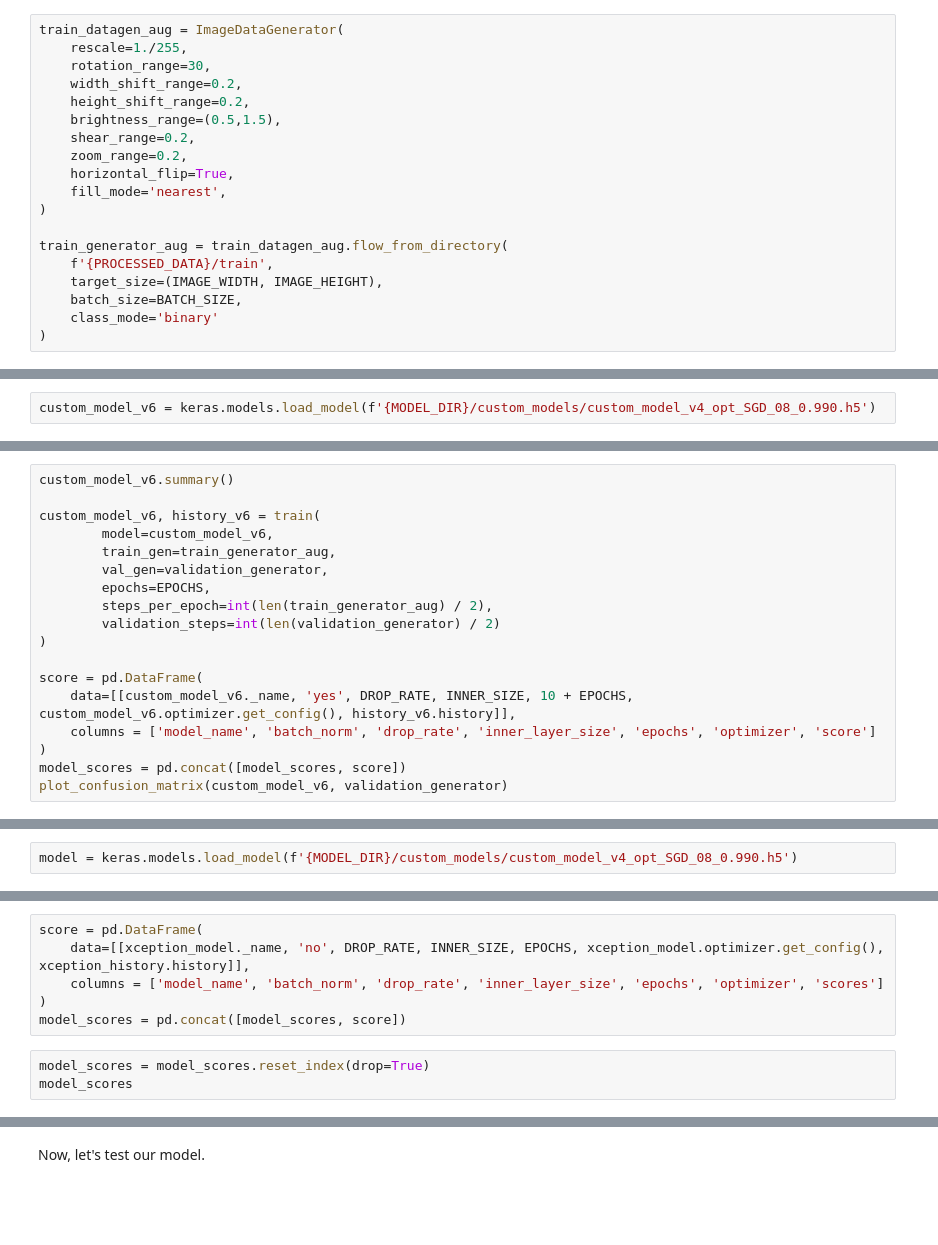
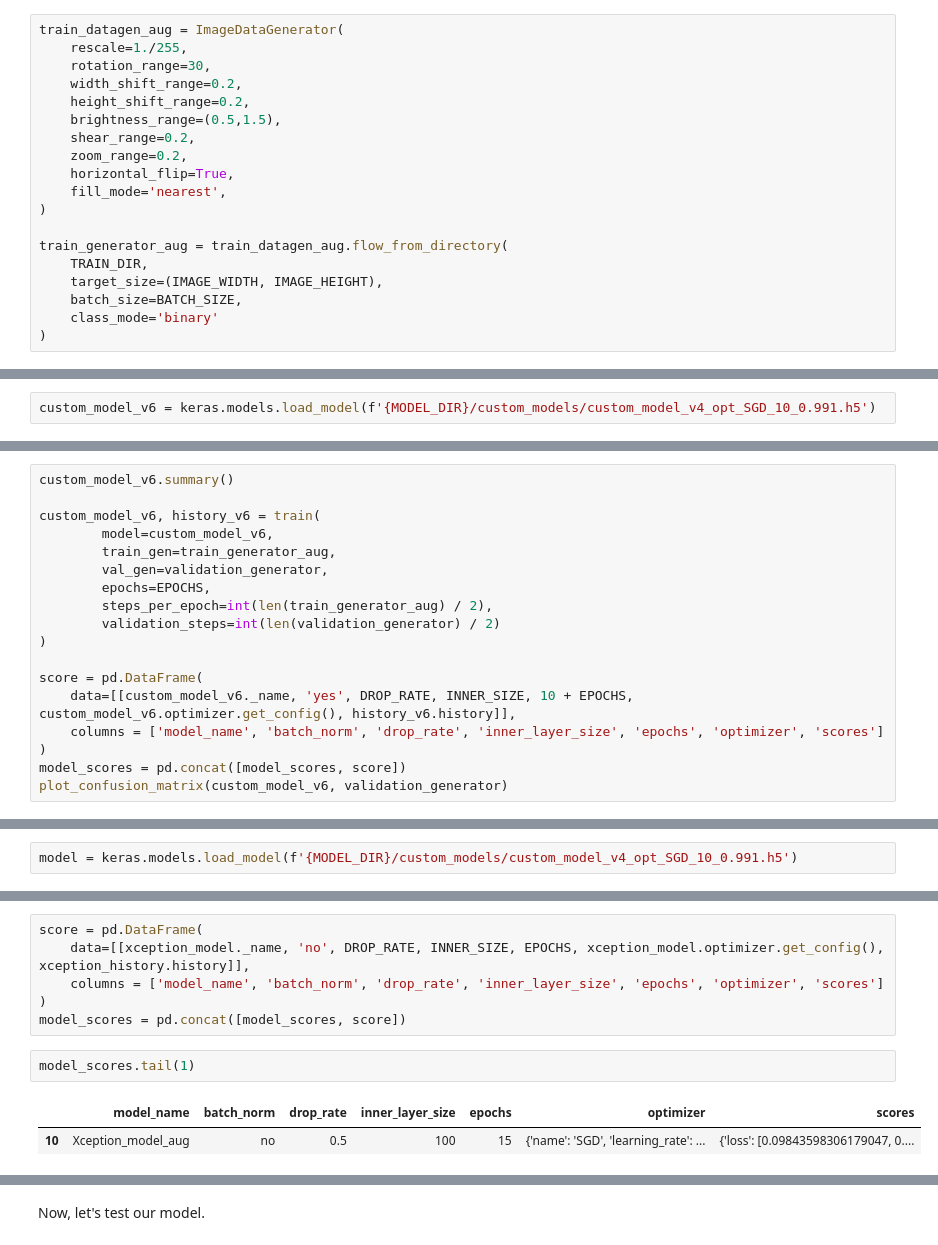
Before and after one commit to SVizor42/ML_Zoomcamp, a Jupyter notebook: Projects/Car_parking_slots_detection/notebooks/02-tk-classification-models-training.ipynb, the cells around one changed output, grey strips where cells are left out. Saved outputs shown, nothing was run; the diff lists cells and outputs as text; blank space fills up the shorter version.

```diff
--- a/Projects/Car_parking_slots_detection/notebooks/02-tk-classification-models-training.ipynb
+++ b/Projects/Car_parking_slots_detection/notebooks/02-tk-classification-models-training.ipynb
@@ -902,7 +903,7 @@ train_datagen_aug = ImageDataGenerator(
 )
 
 train_generator_aug = train_datagen_aug.flow_from_directory(
-    f'{PROCESSED_DATA}/train',
+    TRAIN_DIR,
     target_size=(IMAGE_WIDTH, IMAGE_HEIGHT),
     batch_size=BATCH_SIZE,
     class_mode='binary'
@@ -910,7 +911,7 @@ train_generator_aug = train_datagen_aug.flow_from_directory(
 # %% [output]
 Found 94493 images belonging to 2 classes.
 # %%
-custom_model_v6 = keras.models.load_model(f'{MODEL_DIR}/custom_models/custom_model_v4_opt_SGD_08_0.990.h5')
+custom_model_v6 = keras.models.load_model(f'{MODEL_DIR}/custom_models/custom_model_v4_opt_SGD_10_0.991.h5')
 # %%
 custom_model_v6.optimizer.learning_rate = 0.0025
 custom_model_v6.optimizer.momentum = 0.8
@@ -940,7 +941,7 @@ custom_model_v6, history_v6 = train(
 
 score = pd.DataFrame(
     data=[[custom_model_v6._name, 'yes', DROP_RATE, INNER_SIZE, 10 + EPOCHS, custom_model_v6.optimizer.get_config(), history_v6.history]],
-    columns = ['model_name', 'batch_norm', 'drop_rate', 'inner_layer_size', 'epochs', 'optimizer', 'score']
+    columns = ['model_name', 'batch_norm', 'drop_rate', 'inner_layer_size', 'epochs', 'optimizer', 'scores']
 )
 model_scores = pd.concat([model_scores, score])
 plot_confusion_matrix(custom_model_v6, validation_generator)
@@ -1003,6 +1004,6 @@ test_generator = test_gen.flow_from_directory(
 # %% [output]
 Found 31825 images belonging to 2 classes.
 # %%
-model = keras.models.load_model(f'{MODEL_DIR}/custom_models/custom_model_v4_opt_SGD_08_0.990.h5')
+model = keras.models.load_model(f'{MODEL_DIR}/custom_models/custom_model_v4_opt_SGD_10_0.991.h5')
 # %%
 custom_model_v4_opt_SGD_score = model.evaluate(test_generator)
@@ -1166,6 +1195,8 @@ score = pd.DataFrame(
 )
 model_scores = pd.concat([model_scores, score])
 # %%
-model_scores = model_scores.reset_index(drop=True)
-model_scores
+model_scores.tail(1)
+# %% [output]
+|  | model_name | batch_norm | drop_rate | inner_layer_size | epochs | optimizer | scores |
+| 10 | Xception_model_aug | no | 0.5 | 100 | 15 | {'name': 'SGD', 'learning_rate': ... | {'loss': [0.09843598306179047, 0.... |
 # %%
```
Also changed, not shown: parts of 34 cells of this notebook, 5 other files.
